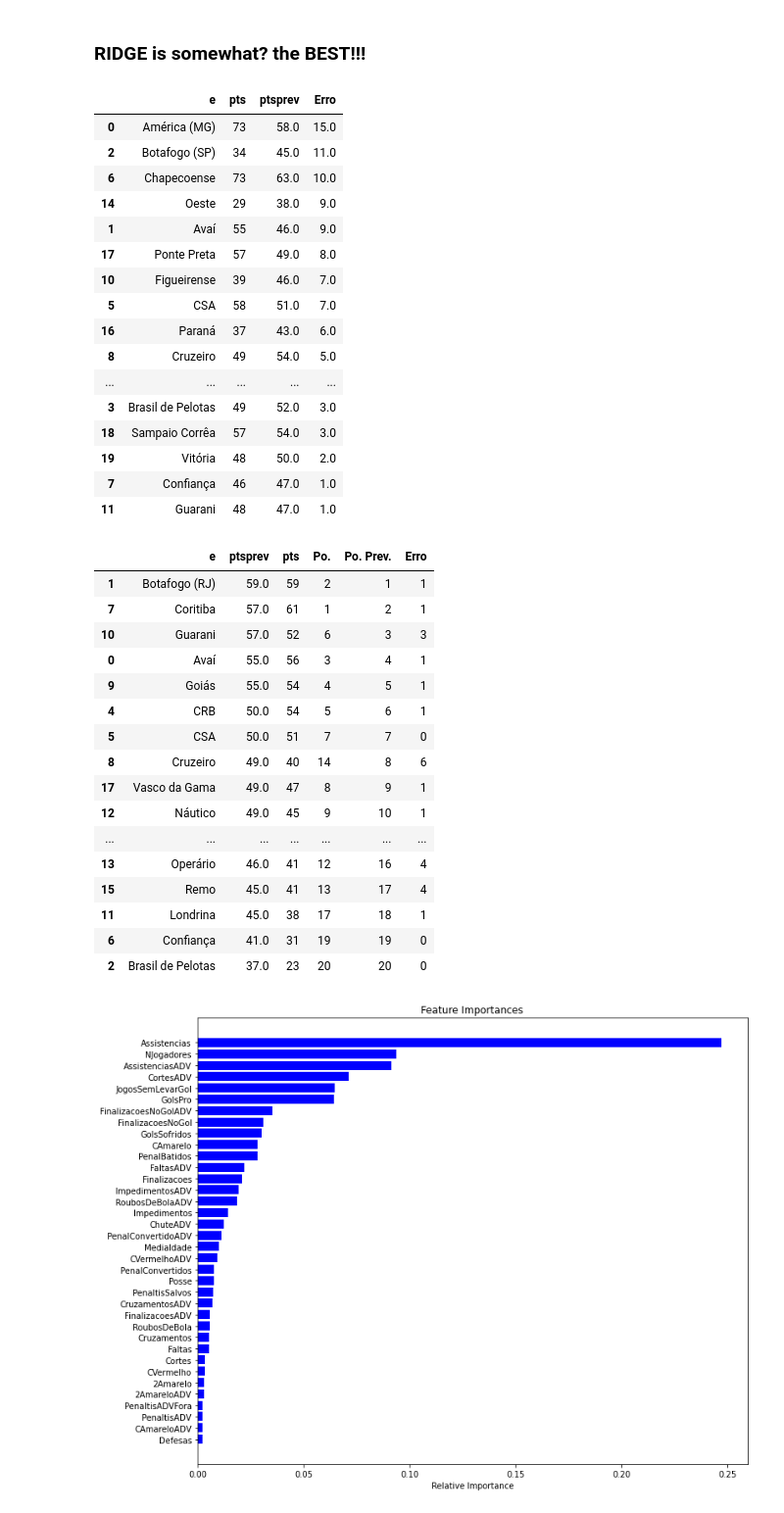
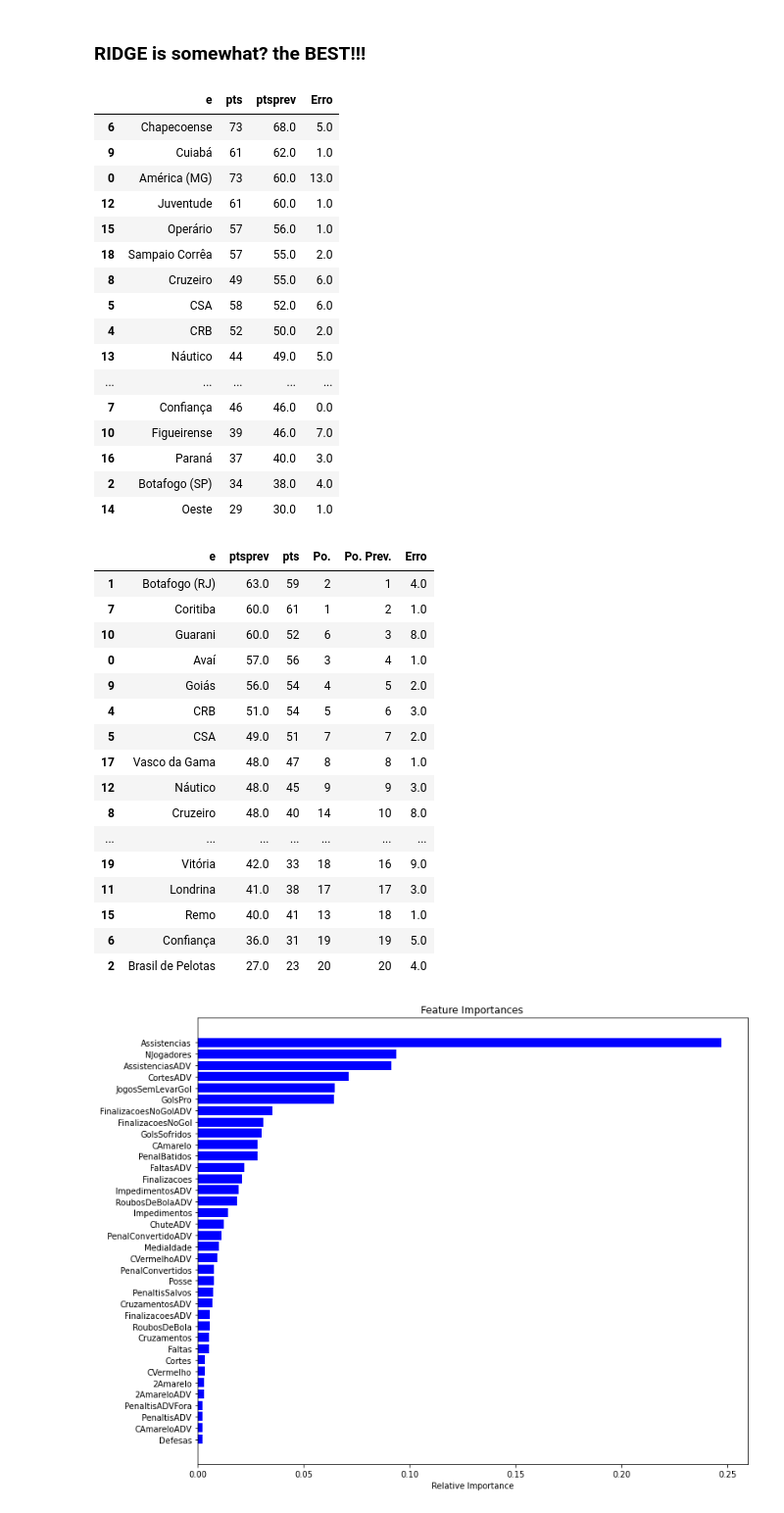
Before and after one commit to CarCesar/AMD, a Jupyter notebook: LIMPEZA E MODELO 2.ipynb, the cells around one changed output. Shown at 98% size. Drawn from its saved outputs; the diff is of its cells as text; code cells hidden in the pictures.

```diff
--- a/LIMPEZA E MODELO 2.ipynb
+++ b/LIMPEZA E MODELO 2.ipynb
@@ -119,7 +123,11 @@ GBM: 0.192491 (0.360214)
 ### RIDGE is somewhat? the BEST!!!
 # %%
 #Treinando o modelo
-Pontos = Ridge(random_state=0).fit(X,Y)
+#Pontos = Ridge(random_state=0).fit(X,Y)
+#Pontos = RandomForestRegressor(random_state=0).fit(X,Y)
+#Pontos = AdaBoostRegressor(random_state=0).fit(X,Y)
+Pontos = BayesianRidge(n_iter = 2000).fit(X,Y)
+#Pontos = RidgeCV().fit(X,Y)
 # %%
 #Carregando os dados de 2020, onde testaremos o modelo
 df20 = DADOS('.\Dados\dados2020.csv',38)
@@ -129,31 +137,32 @@ prev = np.around(Pontos.predict(i.values[:,0:-1]),0)
 # %%
 #Tabela de 2020 com Previsão e Pontos Reais
 r = pd.DataFrame()
 r['e']= df20.Equipe
 r['pts'] = i.Pt
 r['ptsprev']= prev
 r['Erro']=abs(r['pts']-r['ptsprev'])
-
-r.sort_values('Erro', ascending=False)
-#r.sum() = 117
+r=r.sort_values('ptsprev', ascending=False)
+#r.sort_values('Erro', ascending=False)
+#r.sum() = 78 ( BayesianRidge )   81 (RidgeCV)
+r
 # %% [output]
 |  | e | pts | ptsprev | Erro |
-| 0 | América (MG) | 73 | 58.0 | 15.0 |
-| 2 | Botafogo (SP) | 34 | 45.0 | 11.0 |
-| 6 | Chapecoense | 73 | 63.0 | 10.0 |
-| 14 | Oeste | 29 | 38.0 | 9.0 |
-| 1 | Avaí | 55 | 46.0 | 9.0 |
-| 17 | Ponte Preta | 57 | 49.0 | 8.0 |
+| 6 | Chapecoense | 73 | 68.0 | 5.0 |
+| 9 | Cuiabá | 61 | 62.0 | 1.0 |
+| 0 | América (MG) | 73 | 60.0 | 13.0 |
+| 12 | Juventude | 61 | 60.0 | 1.0 |
+| 15 | Operário | 57 | 56.0 | 1.0 |
+| 18 | Sampaio Corrêa | 57 | 55.0 | 2.0 |
+| 8 | Cruzeiro | 49 | 55.0 | 6.0 |
+| 5 | CSA | 58 | 52.0 | 6.0 |
+| 4 | CRB | 52 | 50.0 | 2.0 |
+| 13 | Náutico | 44 | 49.0 | 5.0 |
+| ... | ... | ... | ... | ... |
+| 7 | Confiança | 46 | 46.0 | 0.0 |
 | 10 | Figueirense | 39 | 46.0 | 7.0 |
-| 5 | CSA | 58 | 51.0 | 7.0 |
-| 16 | Paraná | 37 | 43.0 | 6.0 |
-| 8 | Cruzeiro | 49 | 54.0 | 5.0 |
-| ... | ... | ... | ... | ... |
-| 3 | Brasil de Pelotas | 49 | 52.0 | 3.0 |
-| 18 | Sampaio Corrêa | 57 | 54.0 | 3.0 |
-| 19 | Vitória | 48 | 50.0 | 2.0 |
-| 7 | Confiança | 46 | 47.0 | 1.0 |
-| 11 | Guarani | 48 | 47.0 | 1.0 |
+| 16 | Paraná | 37 | 40.0 | 3.0 |
+| 2 | Botafogo (SP) | 34 | 38.0 | 4.0 |
+| 14 | Oeste | 29 | 30.0 | 1.0 |
 # %%
 #Importando Dados de 2021, Validação*?* do modelo
 df21 = DADOS('.\Dados\\ate33.csv',38)
@@ -170,27 +179,28 @@ r=r.sort_values('pts', ascending=False)
 r['Po.']=range(1,21)
 r=r.sort_values('ptsprev', ascending=False)
 r['Po. Prev.']=range(1,21)
-r['Erro']=abs(r['Po.']-r['Po. Prev.'])
+r['Erro']=abs(r['pts']-r['ptsprev'])
+r=r.sort_values('ptsprev', ascending=False)
 r
-#r.sum() = 111
+#r.sum() = 111/76 com BayesianRidge
 # %% [output]
 |  | e | ptsprev | pts | Po. | Po. Prev. | Erro |
-| 1 | Botafogo (RJ) | 59.0 | 59 | 2 | 1 | 1 |
-| 7 | Coritiba | 57.0 | 61 | 1 | 2 | 1 |
-| 10 | Guarani | 57.0 | 52 | 6 | 3 | 3 |
-| 0 | Avaí | 55.0 | 56 | 3 | 4 | 1 |
-| 9 | Goiás | 55.0 | 54 | 4 | 5 | 1 |
-| 4 | CRB | 50.0 | 54 | 5 | 6 | 1 |
-| 5 | CSA | 50.0 | 51 | 7 | 7 | 0 |
-| 8 | Cruzeiro | 49.0 | 40 | 14 | 8 | 6 |
-| 17 | Vasco da Gama | 49.0 | 47 | 8 | 9 | 1 |
-| 12 | Náutico | 49.0 | 45 | 9 | 10 | 1 |
+| 1 | Botafogo (RJ) | 63.0 | 59 | 2 | 1 | 4.0 |
+| 7 | Coritiba | 60.0 | 61 | 1 | 2 | 1.0 |
+| 10 | Guarani | 60.0 | 52 | 6 | 3 | 8.0 |
+| 0 | Avaí | 57.0 | 56 | 3 | 4 | 1.0 |
+| 9 | Goiás | 56.0 | 54 | 4 | 5 | 2.0 |
+| 4 | CRB | 51.0 | 54 | 5 | 6 | 3.0 |
+| 5 | CSA | 49.0 | 51 | 7 | 7 | 2.0 |
+| 17 | Vasco da Gama | 48.0 | 47 | 8 | 8 | 1.0 |
+| 12 | Náutico | 48.0 | 45 | 9 | 9 | 3.0 |
+| 8 | Cruzeiro | 48.0 | 40 | 14 | 10 | 8.0 |
 | ... | ... | ... | ... | ... | ... | ... |
-| 13 | Operário | 46.0 | 41 | 12 | 16 | 4 |
-| 15 | Remo | 45.0 | 41 | 13 | 17 | 4 |
-| 11 | Londrina | 45.0 | 38 | 17 | 18 | 1 |
-| 6 | Confiança | 41.0 | 31 | 19 | 19 | 0 |
-| 2 | Brasil de Pelotas | 37.0 | 23 | 20 | 20 | 0 |
+| 19 | Vitória | 42.0 | 33 | 18 | 16 | 9.0 |
+| 11 | Londrina | 41.0 | 38 | 17 | 17 | 3.0 |
+| 15 | Remo | 40.0 | 41 | 13 | 18 | 1.0 |
+| 6 | Confiança | 36.0 | 31 | 19 | 19 | 5.0 |
+| 2 | Brasil de Pelotas | 27.0 | 23 | 20 | 20 | 4.0 |
 # %%
 #Selecionar colunas de Vitória
 dfV = reduzir(df191,'V',0.05)
```
Also changed, not shown: parts of 14 cells of this notebook.
